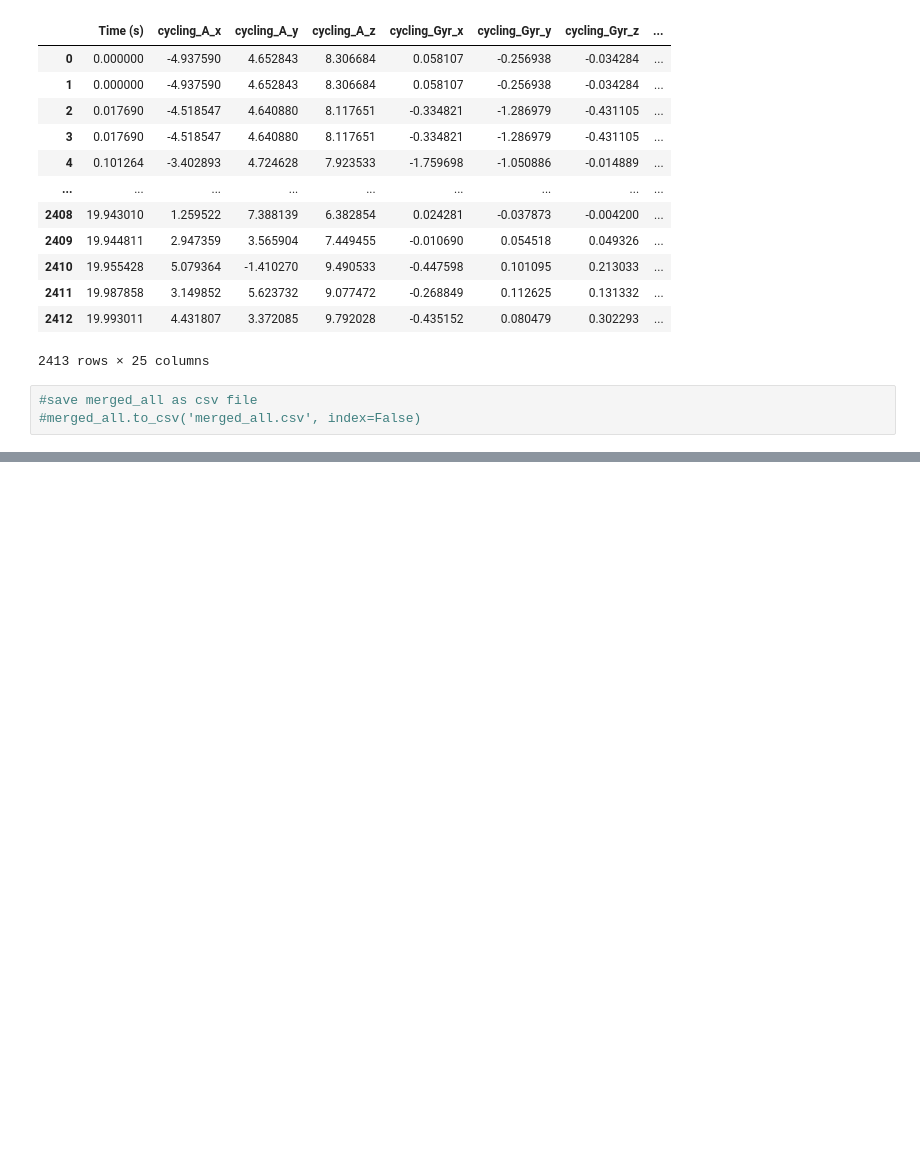
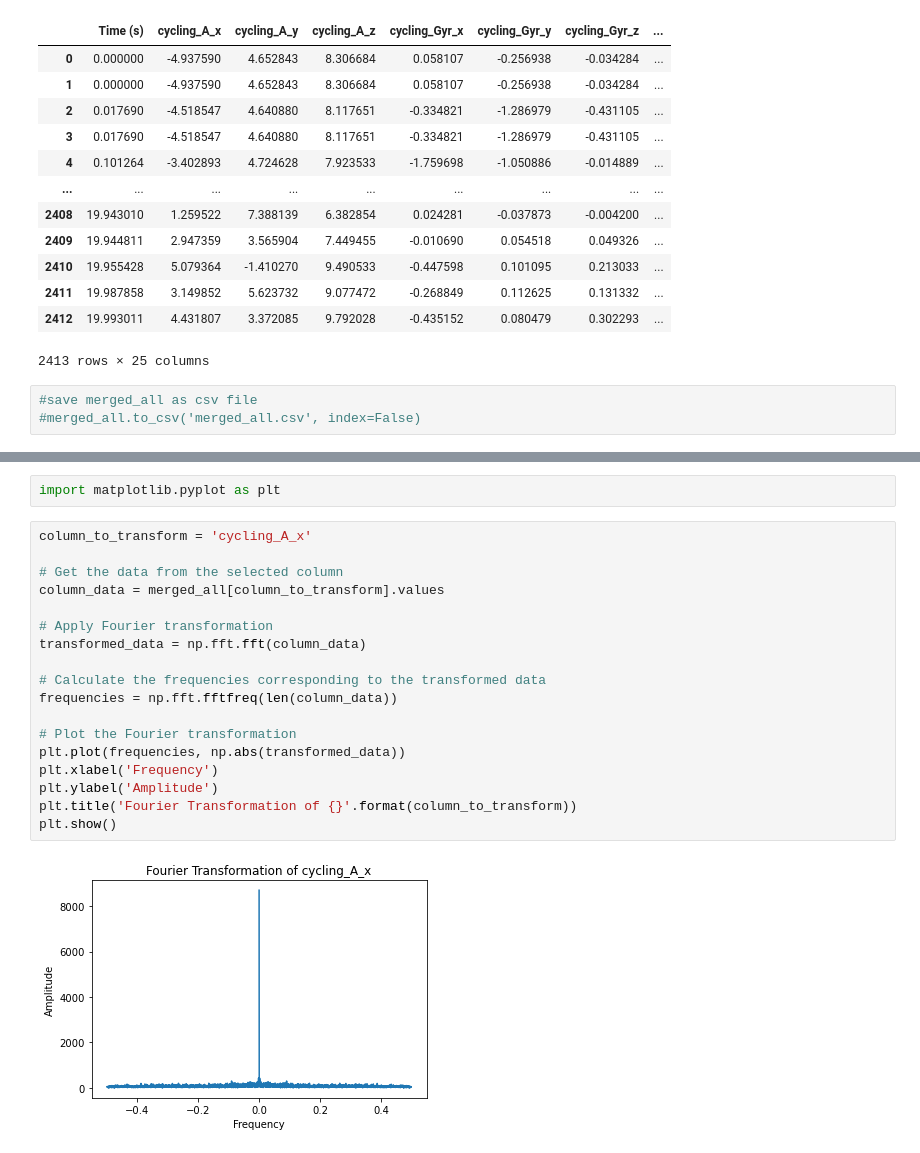
Before and after one commit to arthursun1997/ML4QS, a Jupyter notebook: data_preparation.ipynb, the cells around one changed output, grey strips where cells are left out. Saved outputs shown, nothing was run; the diff lists cells and outputs as text; blank space fills up the shorter version.

```diff
--- a/data_preparation.ipynb
+++ b/data_preparation.ipynb
@@ -1049,0 +1052,22 @@ array([[3019.41005692,  146.38286609,  275.8116023 , ..., 2925.13386909,
+# %%
+import matplotlib.pyplot as plt
+# %%
+column_to_transform = 'cycling_A_x'
+
+# Get the data from the selected column
+column_data = merged_all[column_to_transform].values
+
+# Apply Fourier transformation
+transformed_data = np.fft.fft(column_data)
+
+# Calculate the frequencies corresponding to the transformed data
+frequencies = np.fft.fftfreq(len(column_data))
+
+# Plot the Fourier transformation
+plt.plot(frequencies, np.abs(transformed_data))
+plt.xlabel('Frequency')
+plt.ylabel('Amplitude')
+plt.title('Fourier Transformation of {}'.format(column_to_transform))
+plt.show()
+# %% [output]
+[figure, added]
```
Also changed, not shown: parts of 31 cells of this notebook.
